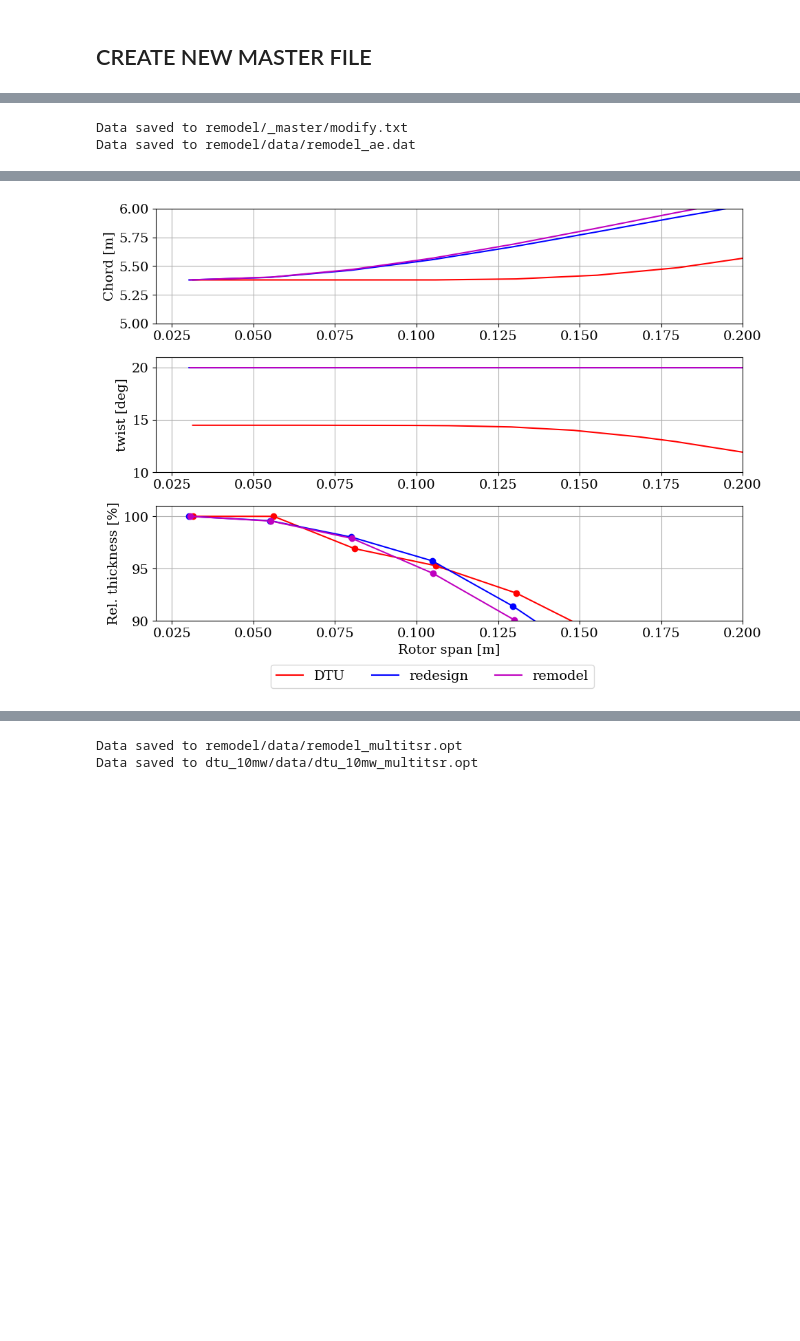
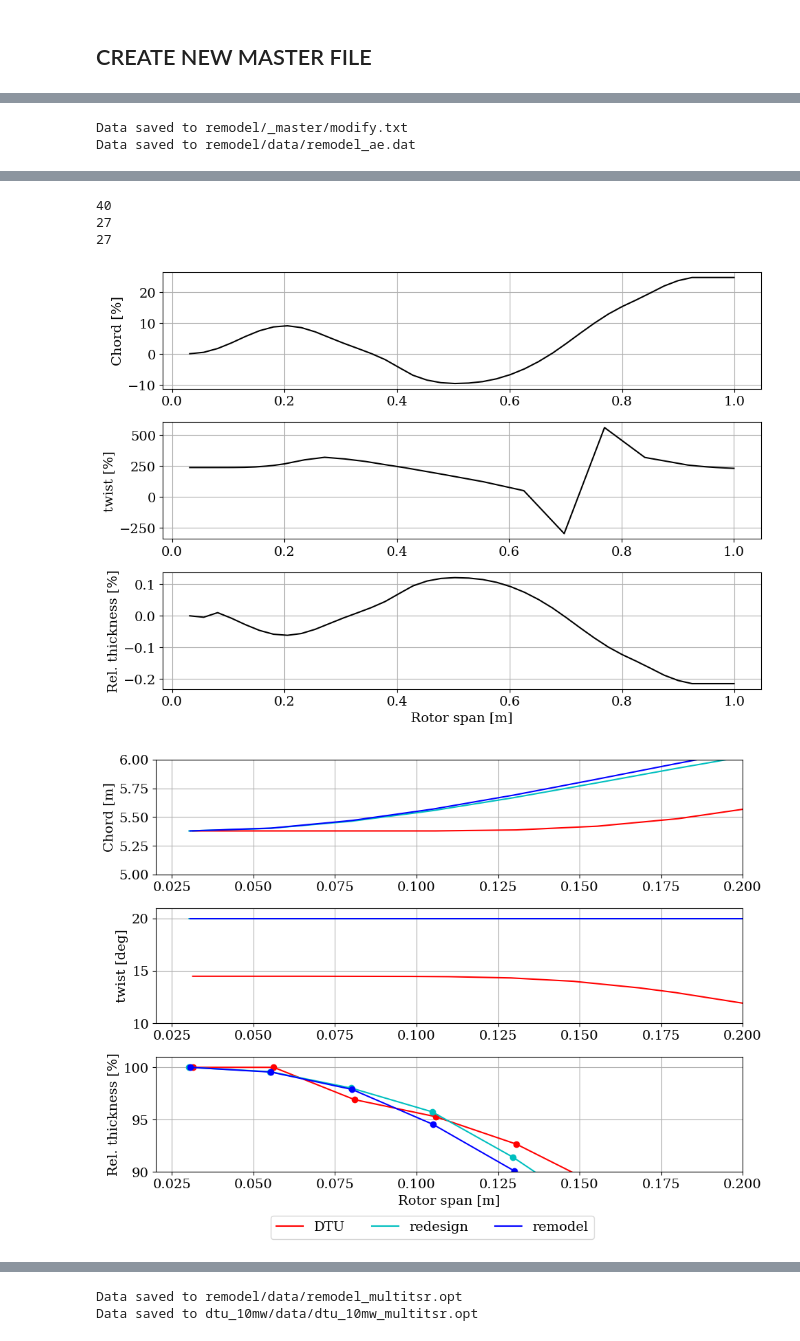
Before and after one commit to nicolaquaia/LAC_final, a Jupyter notebook: assignment_05/01_blade_design.ipynb, the cells around one changed output, grey strips where cells are left out. Drawn from its saved outputs; the diff is of its cells as text; code cells hidden in the pictures; blank space fills up the shorter version.

```diff
--- a/assignment_05/01_blade_design.ipynb
+++ b/assignment_05/01_blade_design.ipynb
@@ -242,7 +242,7 @@ twist_interp = True
 if twist_interp == True:
     plt.figure(figsize=(12,4))
     plt.plot(data_master['z'], data_master['twist'], marker='o', label='DTU', color='r')
-    plt.plot(new_z, new_twist, marker='o',  label='remodel', color='g')
+    plt.plot(new_z, new_twist, marker='o',  label='remodel', color='b')
     plt.xlabel('blade span [m]')
     plt.ylabel('twist [deg]')
     plt.grid()
@@ -316,24 +316,24 @@ twist_our = [20.        , 20.        , 20.        , 20.        , 20.        , 20
 fig2, axs2 = plt.subplots(3, 1, num=1, figsize=(10,7), clear=True)
 # Chord
 axs2[0].plot(r_DTU/R_X,     ae_DTU['chord'], color='r', label="DTU")
-axs2[0].plot(r_our/R_Y_old, ae_our['chord'], color='b', label="redesign")
-axs2[0].plot(r/R_Y, chord, color='m',                   label="remodel")
+axs2[0].plot(r_our/R_Y_old, ae_our['chord'], color='c', label="redesign")
+axs2[0].plot(r/R_Y, chord, color='b',                   label="remodel")
 axs2[0].set_ylabel("Chord [m]")
 axs2[0].set_xlim(0, 1)
 axs2[0].grid(True)
 
 # Twist
 axs2[1].plot((data_master['z']+R_HUB)/R_X, - data_master['twist'], color='r')
-axs2[1].plot(r_our/R_Y_old, twist_our, color='b')
-axs2[1].plot(r/R_Y, twist, color='m')
+axs2[1].plot(r_our/R_Y_old, twist_our, color='c')
+axs2[1].plot(r/R_Y, twist, color='b')
 axs2[1].set_ylabel("twist [deg]")
 axs2[1].set_xlim(0, 1)
 axs2[1].grid(True)
 
 # t/c
 axs2[2].plot(r_DTU/R_X,     ae_DTU['rel_th'], color='r')
-axs2[2].plot(r_our/R_Y_old, ae_our['rel_th'], color='b')
-axs2[2].plot(r/R_Y, tc, color='m')
+axs2[2].plot(r_our/R_Y_old, ae_our['rel_th'], color='c')
+axs2[2].plot(r/R_Y, tc, color='b')
 axs2[2].set_ylabel("Rel. thickness [%]")
 axs2[2].set_xlim(0, 1)
 axs2[2].grid(True)
@@ -345,13 +345,42 @@ fig2.tight_layout()
 plt.show()
 
 
+
+percentage = True
+if percentage:
+    fig3, axs3 = plt.subplots(3, 1, num=1, figsize=(10,7), clear=True)
+
+    print(len(r))
+    print(len(new_twist))
+    print(len(data_master['twist']))
+
+    # Chord
+    axs3[0].plot(r_DTU/R_X, (chord - ae_DTU['chord'])/ae_DTU['chord']*100, color='k')
+    axs3[0].set_ylabel("Chord [%]")
+    axs3[0].grid(True)
+
+    # Twist
+    axs3[1].plot((data_master['z']+R_HUB)/R_X, (new_twist - (- data_master['twist'])) / ( data_master['twist'])*100, color='k')
+    axs3[1].set_ylabel("twist [%]")
+    axs3[1].grid(True)
+
+    # t/c
+    axs3[2].plot(r_DTU/R_X,   (tc - ae_DTU['rel_th'])/tc, color='k')
+    axs3[2].set_ylabel("Rel. thickness [%]")
+    axs3[2].grid(True)
+    axs3[2].set_xlabel("Rotor span [m]")
+    fig3.tight_layout()
+    #fig2.savefig('plots/bd_CP_vs_TSR.pdf', format='pdf')
+    plt.show()
+
+
 zoom = True
 if zoom:
     fig3, axs3 = plt.subplots(3, 1, num=1, figsize=(10,7), clear=True)
     # Chord
     axs3[0].plot(r_DTU/R_X,     ae_DTU['chord'], color='r', label="DTU")
-    axs3[0].plot(r_our/R_Y_old, ae_our['chord'], color='b', label="redesign")
-    axs3[0].plot(r/R_Y, chord, color='m',                   label="remodel")
+    axs3[0].plot(r_our/R_Y_old, ae_our['chord'], color='c', label="redesign")
+    axs3[0].plot(r/R_Y, chord, color='b',                   label="remodel")
     axs3[0].set_ylabel("Chord [m]")
     axs3[0].set_xlim(0.02, 0.2)
     axs3[0].set_ylim(5, 6)
@@ -359,8 +388,8 @@ if zoom:
 
     # Twist
     axs3[1].plot((data_master['z']+R_HUB)/R_X, - data_master['twist'], color='r')
-    axs3[1].plot(r_our/R_Y_old, twist_our, color='b')
-    axs3[1].plot(r/R_Y, twist, color='m')
+    axs3[1].plot(r_our/R_Y_old, twist_our, color='c')
+    axs3[1].plot(r/R_Y, twist, color='b')
     axs3[1].set_ylabel("twist [deg]")
     axs3[1].set_xlim(0.02, 0.2)
     axs3[1].set_ylim(10, 21)
@@ -368,8 +397,8 @@ if zoom:
 
     # t/c
     axs3[2].plot(r_DTU/R_X,     ae_DTU['rel_th'], color='r', marker='o')
-    axs3[2].plot(r_our/R_Y_old, ae_our['rel_th'], color='b', marker='o')
-    axs3[2].plot(r/R_Y, tc, color='m', marker='o')
+    axs3[2].plot(r_our/R_Y_old, ae_our['rel_th'], color='c', marker='o')
+    axs3[2].plot(r/R_Y, tc, color='b', marker='o')
     axs3[2].set_ylabel("Rel. thickness [%]")
     axs3[2].set_xlim(0.02, 0.2)
     axs3[2].set_ylim(90, 101)
@@ -388,4 +417,8 @@ Data saved to remodel/data/remodel_ae.dat
+40
+27
+27
-[figure, old version]
+[figure, new version]
+[figure, added]
 # %%
 # check if new thickness looks good
 
```
Also changed, not shown: parts of 11 cells of this notebook, 32 other files.
